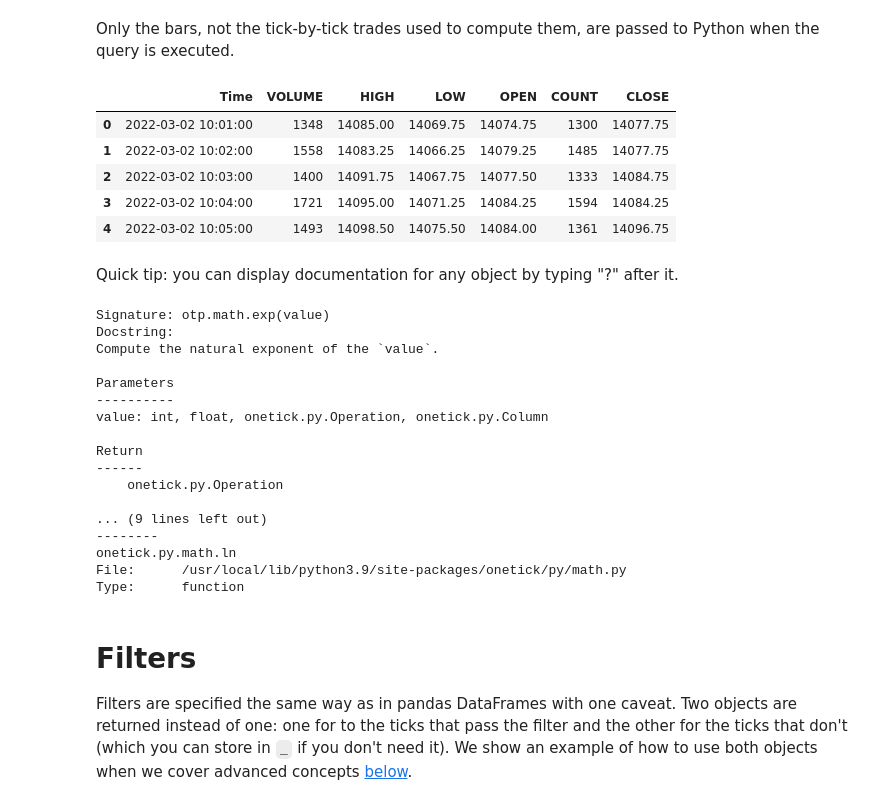
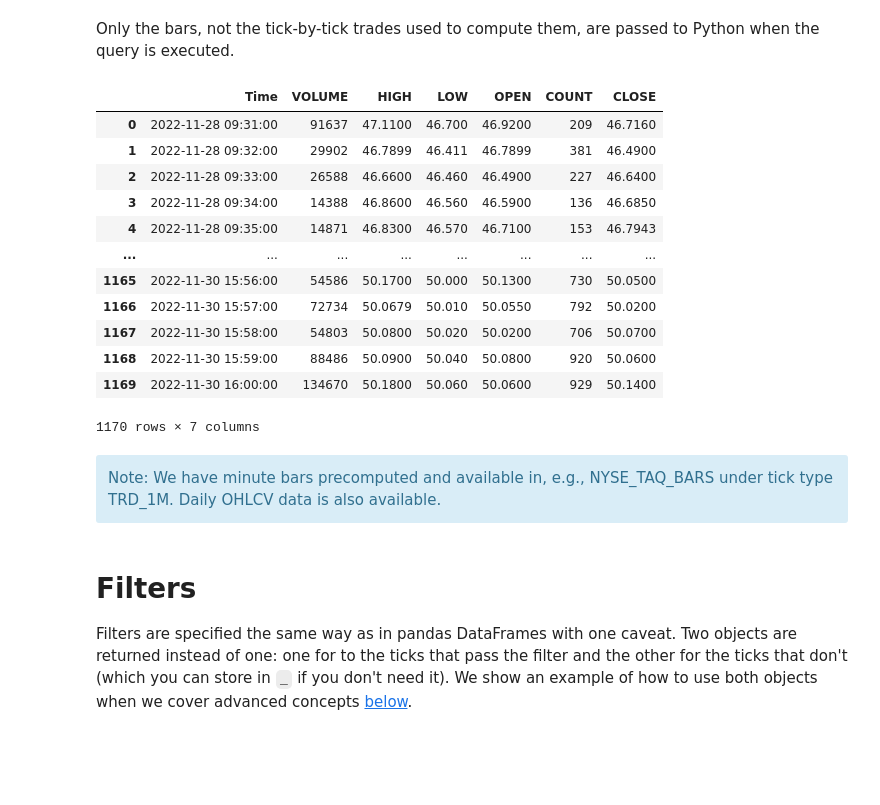
Before and after one commit to onemarketdata/otp-examples, a Jupyter notebook: quick_start.ipynb, the cells around one changed output. Saved outputs shown, nothing was run; the diff lists cells and outputs as text; code cells hidden in the pictures; blank space fills up the shorter version.

Commit message:
real-time

```diff
--- a/quick_start.ipynb
+++ b/quick_start.ipynb
@@ -7,12 +7,21 @@ onetick-py is a pandas-like API for querying data (in particular, tick-by-tick [
 # %%
+import pandas as pd
+import random
+import itertools
+
 import onetick.py as otp
+# set default onetick.py configuration
+from datetime import datetime
+otp.config['default_start_time'] = datetime(2003, 12, 1, 0, 0, 0)
+otp.config['default_end_time'] = datetime(2003, 12, 4, 0, 0, 0)
+otp.config['tz'] = 'EST5EDT' # set the timezone
+otp.config['default_db'] = 'DEMO_L1'
+otp.config['default_symbol'] = 'AAPL'
+
 # define some parameters to re-use
 start = otp.dt(2022, 3, 2, 10)
 end = otp.dt(2022, 3, 2, 10, 5)
 emini = 'NQ\H22' #symbol for Nasdaq-100 E-mini future
-otp.config['tz'] = 'EST5EDT' # set the timezone
+
 print(otp.__version__)
-import pandas as pd
-import random
-import itertools
 # %% [output]
@@ -20,3 +29,10 @@ import itertools
+# %%
+from datetime import datetime
+otp.config['tz'] = 'EST5EDT'
+otp.config['default_db'] = 'DEMO_L1'
+otp.config['default_symbol'] = 'AAPL'
+otp.config['default_start_time'] = datetime(2003, 12, 1, 0, 0, 0)
+otp.config['default_end_time'] = datetime(2003, 12, 4, 0, 0, 0)
 # %% [markdown]
 # Retrieving data
 
@@ -67,37 +83,26 @@ print(bars)
 # %% [markdown]
 Only the bars, not the tick-by-tick trades used to compute them, are passed to Python when the query is executed.
 # %%
-bars_df = otp.run(bars, start=start, end=end, symbols=emini)
+bars_df = otp.run(bars, start=otp.dt(2022,11,28,9,30), end=otp.dt(2022,11,30,16), symbols=['AA'], apply_times_daily=True)
 bars_df
 # %% [output]
 |  | Time | VOLUME | HIGH | LOW | OPEN | COUNT | CLOSE |
-| 0 | 2022-03-02 10:01:00 | 1348 | 14085.00 | 14069.75 | 14074.75 | 1300 | 14077.75 |
-| 1 | 2022-03-02 10:02:00 | 1558 | 14083.25 | 14066.25 | 14079.25 | 1485 | 14077.75 |
-| 2 | 2022-03-02 10:03:00 | 1400 | 14091.75 | 14067.75 | 14077.50 | 1333 | 14084.75 |
-| 3 | 2022-03-02 10:04:00 | 1721 | 14095.00 | 14071.25 | 14084.25 | 1594 | 14084.25 |
-| 4 | 2022-03-02 10:05:00 | 1493 | 14098.50 | 14075.50 | 14084.00 | 1361 | 14096.75 |
+| 0 | 2022-11-28 09:31:00 | 91637 | 47.1100 | 46.700 | 46.9200 | 209 | 46.7160 |
+| 1 | 2022-11-28 09:32:00 | 29902 | 46.7899 | 46.411 | 46.7899 | 381 | 46.4900 |
+| 2 | 2022-11-28 09:33:00 | 26588 | 46.6600 | 46.460 | 46.4900 | 227 | 46.6400 |
+| 3 | 2022-11-28 09:34:00 | 14388 | 46.8600 | 46.560 | 46.5900 | 136 | 46.6850 |
+| 4 | 2022-11-28 09:35:00 | 14871 | 46.8300 | 46.570 | 46.7100 | 153 | 46.7943 |
+| ... | ... | ... | ... | ... | ... | ... | ... |
+| 1165 | 2022-11-30 15:56:00 | 54586 | 50.1700 | 50.000 | 50.1300 | 730 | 50.0500 |
+| 1166 | 2022-11-30 15:57:00 | 72734 | 50.0679 | 50.010 | 50.0550 | 792 | 50.0200 |
+| 1167 | 2022-11-30 15:58:00 | 54803 | 50.0800 | 50.020 | 50.0200 | 706 | 50.0700 |
+| 1168 | 2022-11-30 15:59:00 | 88486 | 50.0900 | 50.040 | 50.0800 | 920 | 50.0600 |
+| 1169 | 2022-11-30 16:00:00 | 134670 | 50.1800 | 50.060 | 50.0600 | 929 | 50.1400 |
+1170 rows × 7 columns
-# %% [markdown]
-Quick tip: you can display documentation for any object by typing "?" after it.
-# %%
-otp.math.exp?
-# %% [output]
-Signature: otp.math.exp(value)
-Docstring:
-Compute the natural exponent of the `value`.
-
-Parameters
-----------
-value: int, float, onetick.py.Operation, onetick.py.Column
-
-Return
-------
-    onetick.py.Operation
-
-... (9 lines left out)
---------
-onetick.py.math.ln
-File:      /usr/local/lib/python3.9/site-packages/onetick/py/math.py
-Type:      function
+# %% [markdown]
+<div class="alert alert-block alert-info">
+Note: We have minute bars precomputed and available in, e.g., NYSE_TAQ_BARS under tick type TRD_1M. Daily OHLCV data is also available.
+</div>
 # %% [markdown]
 # Filters
 Filters are specified the same way as in pandas DataFrames with one caveat. Two objects are returned instead of one: one for to the ticks that pass the filter and the other for the ticks that don't (which you can store in `_` if you don't need it). We show an example of how to use both objects when we cover advanced concepts [below](#Filters:-using-both-if-and-else-branches).
```
Also changed, not shown: parts of 26 cells of this notebook.
